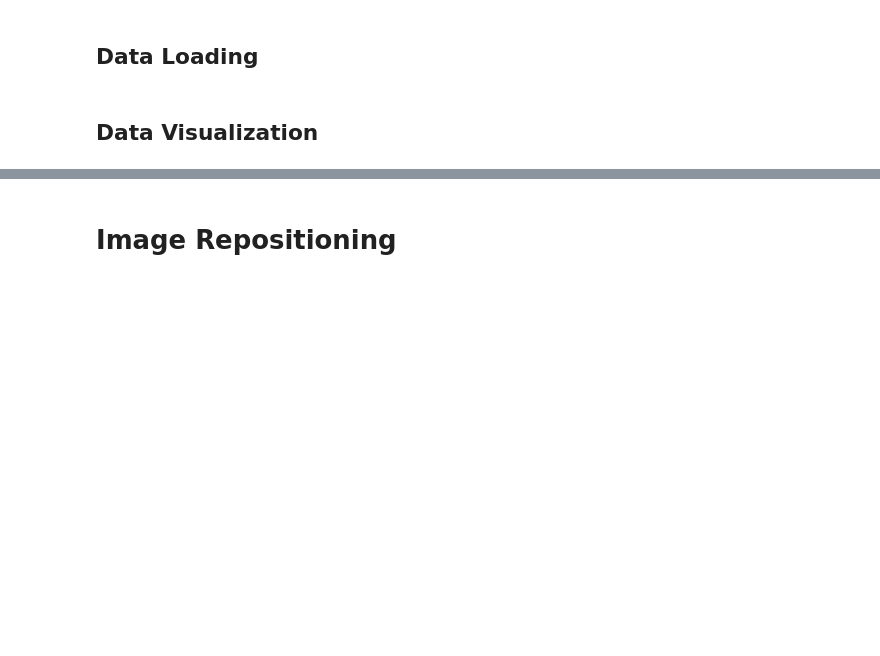
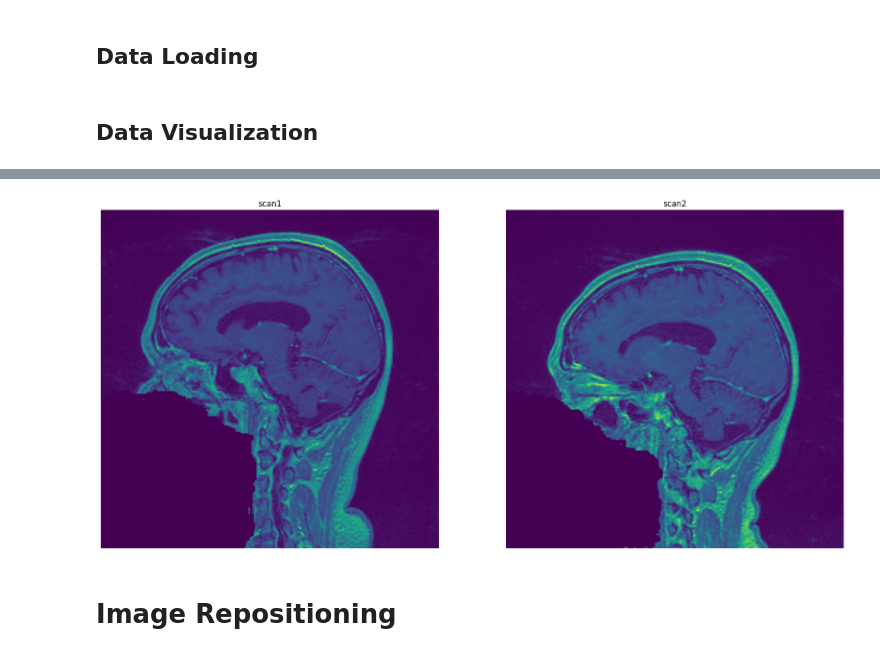
Before and after one commit to vertven/itk-vtk, a Jupyter notebook: project.ipynb, the cells around one changed output, grey strips where cells are left out. Drawn from its saved outputs; the diff is of its cells as text; code cells hidden in the pictures; blank space fills up the shorter version.

```diff
--- a/project.ipynb
+++ b/project.ipynb
@@ -37,3 +39,7 @@ show_image(itk.GetArrayFromImage(scan2), 0, "scan2")
+# %%
+show_images([scan1, scan2], 100, ["scan1", "scan2"])
+# %% [output]
+[figure, added]
 # %% [markdown]
 # Image Repositioning
 # %% [markdown]
```
Also changed, not shown: parts of 7 cells of this notebook.
